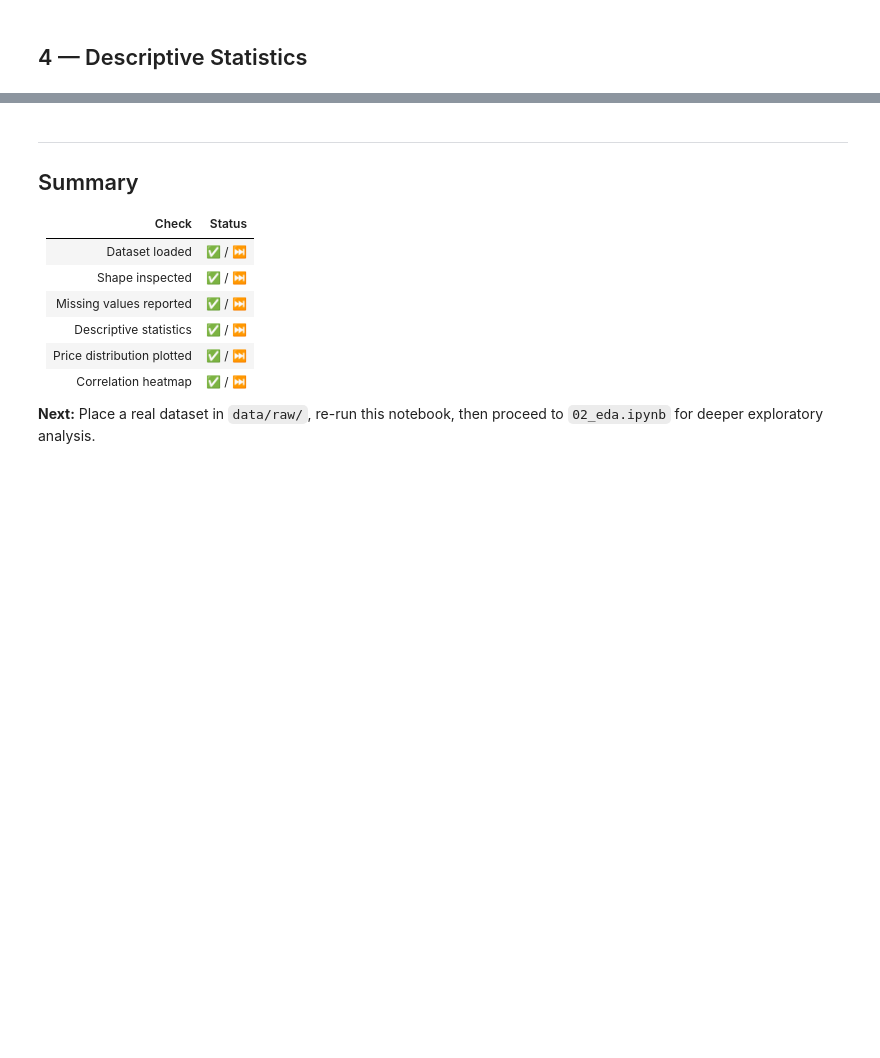
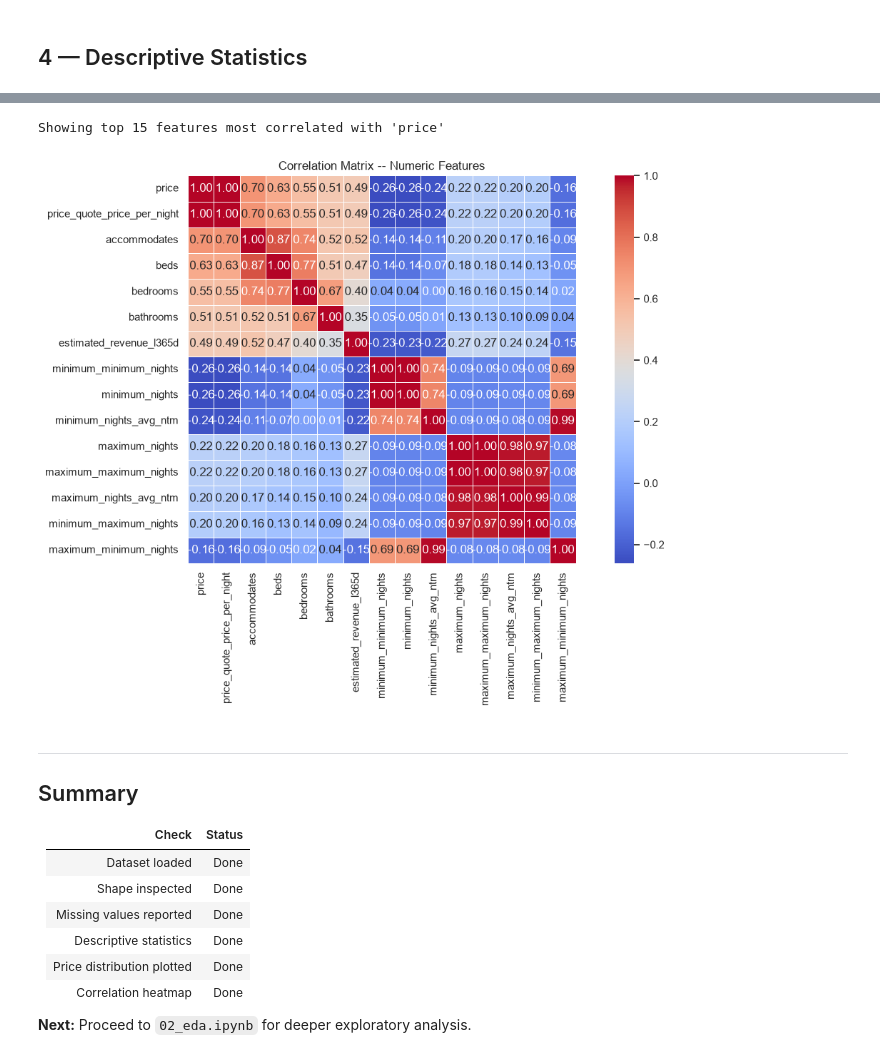
Before and after one commit to code-with-aayush/Rental-Price-Prediction-system, a Jupyter notebook: notebooks/01_initial_data_analysis.ipynb, the cells around one changed output, grey strips where cells are left out. Saved outputs shown, nothing was run; the diff lists cells and outputs as text; code cells hidden in the pictures; blank space fills up the shorter version.

```diff
--- a/notebooks/01_initial_data_analysis.ipynb
+++ b/notebooks/01_initial_data_analysis.ipynb
@@ -24,16 +26,19 @@ print(f"Looking for CSV files in: {RAW_DIR.resolve()}")
 # %% [markdown]
 ## 1 — Locate and Load the Dataset
 # %%
-csv_files = sorted(RAW_DIR.glob("*.csv"))
+# Support both .csv and .csv.gz files
+data_files = sorted(
+    list(RAW_DIR.glob("*.csv")) + list(RAW_DIR.glob("*.csv.gz"))
+)
 
-if not csv_files:
+if not data_files:
     print(
-        "⚠️  No CSV file found in data/raw/.\n"
-        "   Place your rental dataset (e.g. rentals.csv) in that folder and re-run this cell."
+        "\u26a0\ufe0f  No CSV file found in data/raw/.\n"
+        "   Place your rental dataset (e.g. rentals.csv or rentals.csv.gz) in that folder and re-run this cell."
     )
     df = None
 else:
-    data_path = csv_files[0]  # load the first CSV found
+    data_path = data_files[0]
     print(f"Loading: {data_path.name}")
     df = pd.read_csv(data_path)
-    print(f"✅ Loaded {len(df):,} rows × {df.shape[1]} columns")
+    print(f"\u2705 Loaded {len(df):,} rows \u00d7 {df.shape[1]} columns")
@@ -146,23 +282,39 @@ else:
 # %%
 if df is not None:
     num_df = df.select_dtypes(include="number")
     if num_df.shape[1] >= 2:
+        # If too many numeric columns, select top 15 most correlated with price
+        MAX_COLS = 15
+        if num_df.shape[1] > MAX_COLS and price_col and price_col in num_df.columns:
+            top_corr = (
+                num_df.corr()[price_col]
+                .abs()
+                .sort_values(ascending=False)
+                .head(MAX_COLS)
+                .index.tolist()
+            )
+            num_df = num_df[top_corr]
+            print(f"Showing top {MAX_COLS} features most correlated with '{price_col}'")
+
         plt.figure(figsize=(12, 8))
         sns.heatmap(
             num_df.corr(),
             annot=True,
             fmt=".2f",
             cmap="coolwarm",
             square=True,
             linewidths=0.5,
         )
-        plt.title("Correlation Matrix — Numeric Features")
+        plt.title("Correlation Matrix -- Numeric Features")
         plt.tight_layout()
         plt.show()
     else:
         print("Not enough numeric columns for a correlation matrix.")
 else:
-    print("⏭️  Skipped — no data loaded.")
+    print("Skipped -- no data loaded.")
+# %% [output]
+Showing top 15 features most correlated with 'price'
+[figure, added]
 # %% [markdown]
 ---
 
@@ -170,11 +322,11 @@ else:
 
 | Check | Status |
 |-------|--------|
-| Dataset loaded | ✅ / ⏭️ |
-| Shape inspected | ✅ / ⏭️ |
-| Missing values reported | ✅ / ⏭️ |
-| Descriptive statistics | ✅ / ⏭️ |
-| Price distribution plotted | ✅ / ⏭️ |
-| Correlation heatmap | ✅ / ⏭️ |
+| Dataset loaded | Done |
+| Shape inspected | Done |
+| Missing values reported | Done |
+| Descriptive statistics | Done |
+| Price distribution plotted | Done |
+| Correlation heatmap | Done |
 
-**Next:** Place a real dataset in `data/raw/`, re-run this notebook, then proceed to `02_eda.ipynb` for deeper exploratory analysis.
+**Next:** Proceed to `02_eda.ipynb` for deeper exploratory analysis.
```
Also changed, not shown: parts of 15 cells of this notebook, 3 other files.
